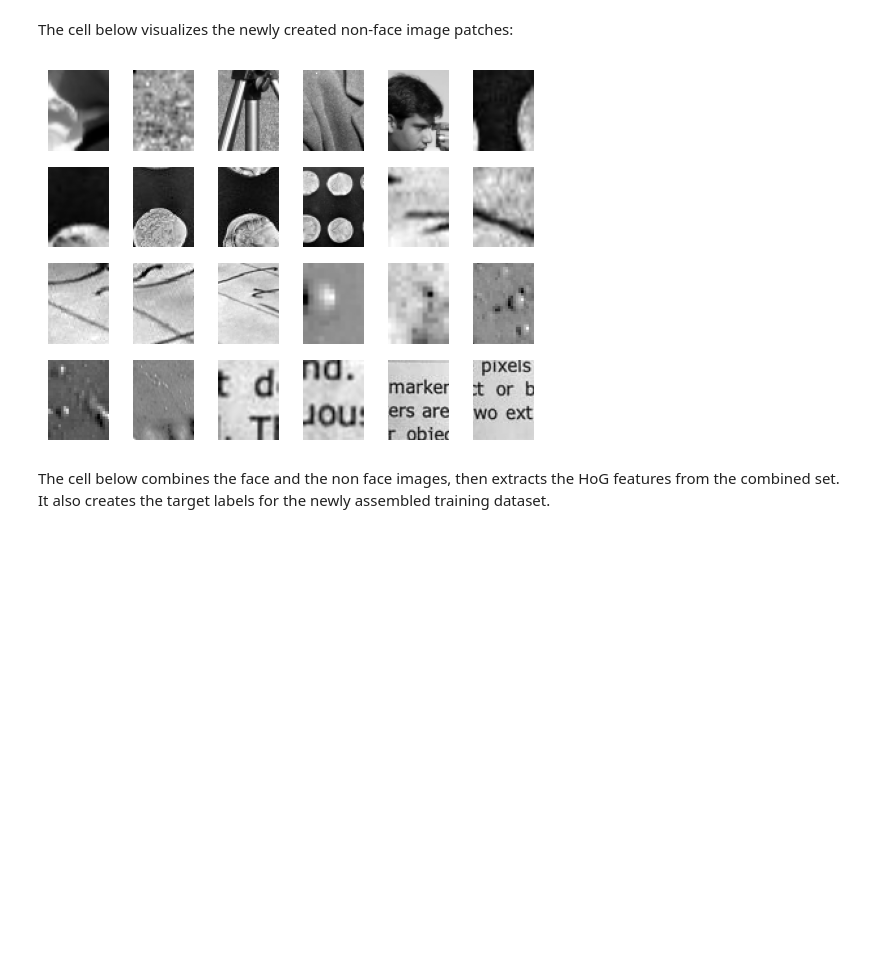
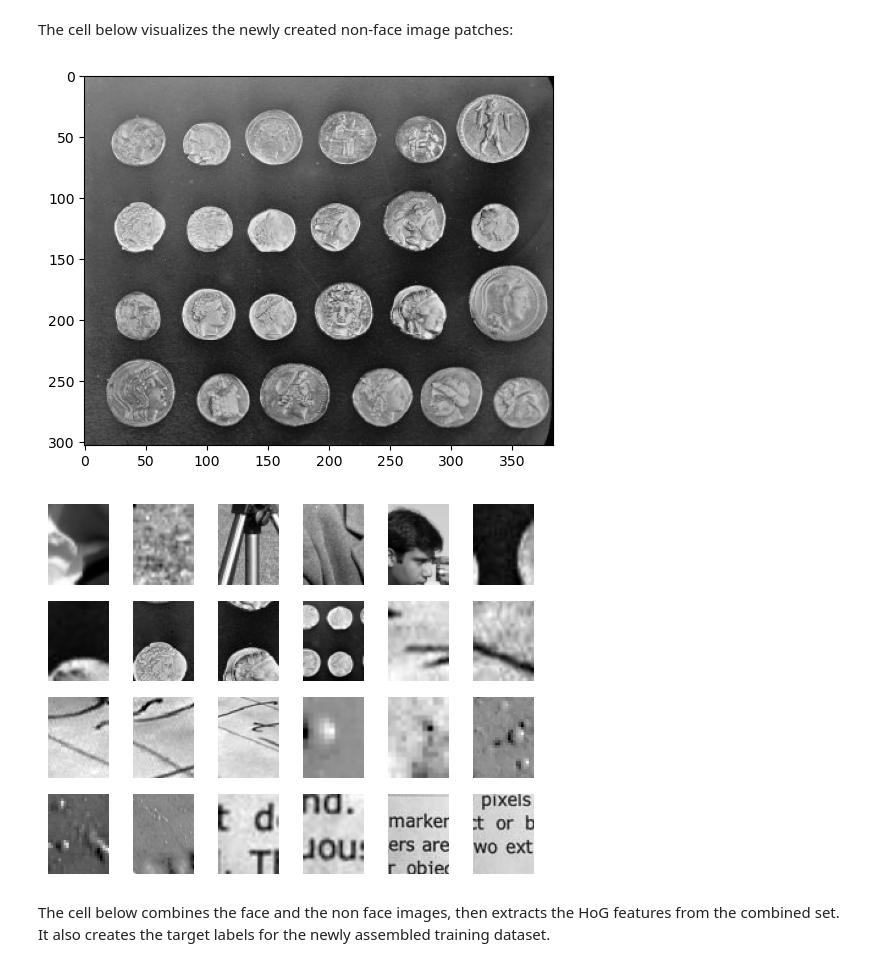
Before and after one commit to Casper2411/MachineLearningExercises, a Jupyter notebook: W11/04-hog_classifier.ipynb, the cells around one changed output. Saved outputs shown, nothing was run; the diff lists cells and outputs as text; code cells hidden in the pictures; blank space fills up the shorter version.

```diff
--- a/W11/04-hog_classifier.ipynb
+++ b/W11/04-hog_classifier.ipynb
@@ -135,13 +136,14 @@ print(non_face_images.shape)
 The cell below visualizes the newly created non-face image patches:
 # %%
 # Visualize Negative Set
-
+plt.imshow(data.coins(), cmap='gray')
 fig, ax = plt.subplots(4,6)
 for i, axi in enumerate(ax.flat):
     axi.imshow(non_face_images[600 * i], cmap='gray')
     axi.axis('off')
 # %% [output]
-[figure, old version]
+[figure, new version]
+[figure, added]
 # %% [markdown]
 The cell below combines the face and the non face images, then extracts the HoG features from the combined set. It also creates the target labels for the newly assembled training dataset.
 # %%
```
Also changed, not shown: parts of 8 cells of this notebook, 12 other files.
